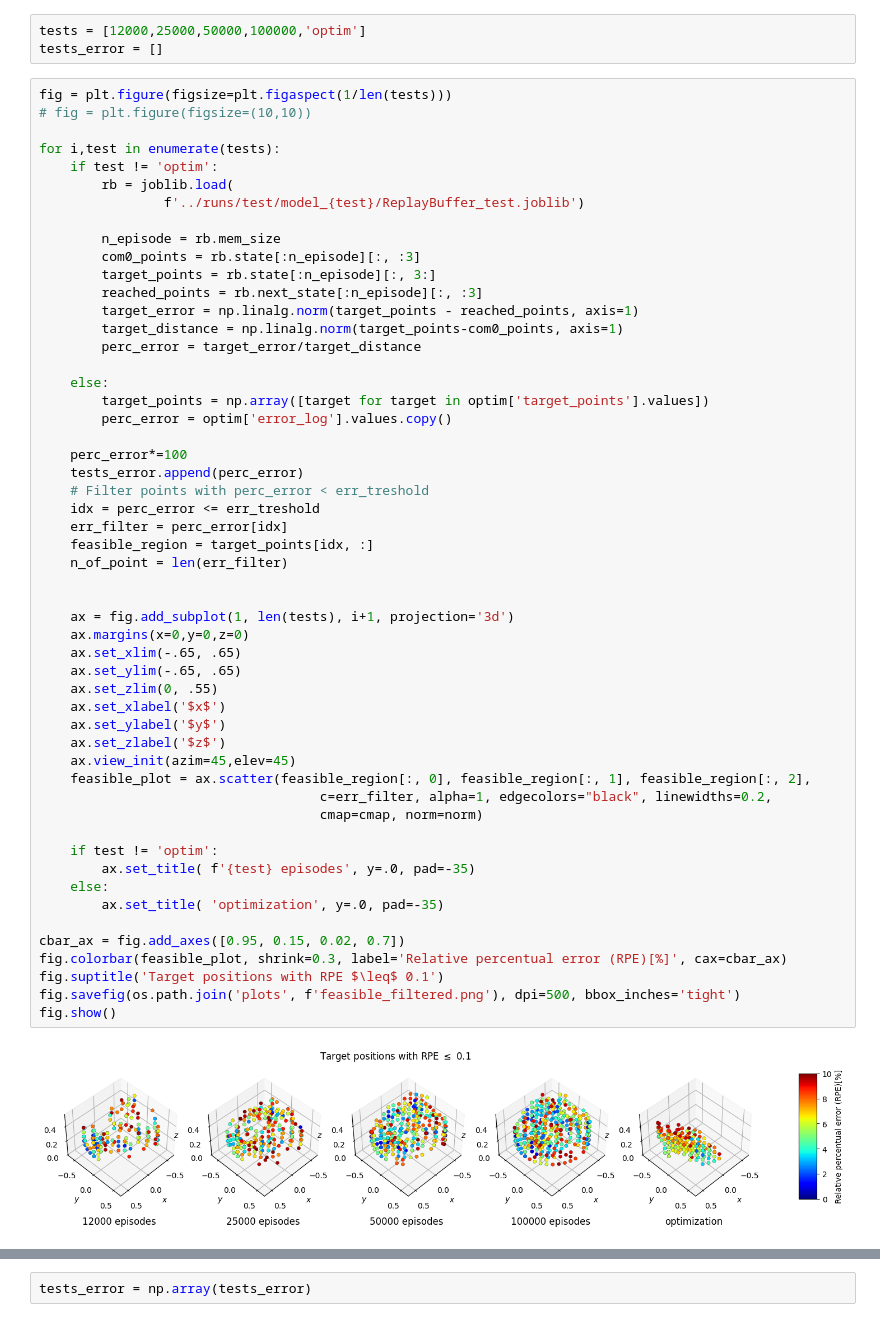
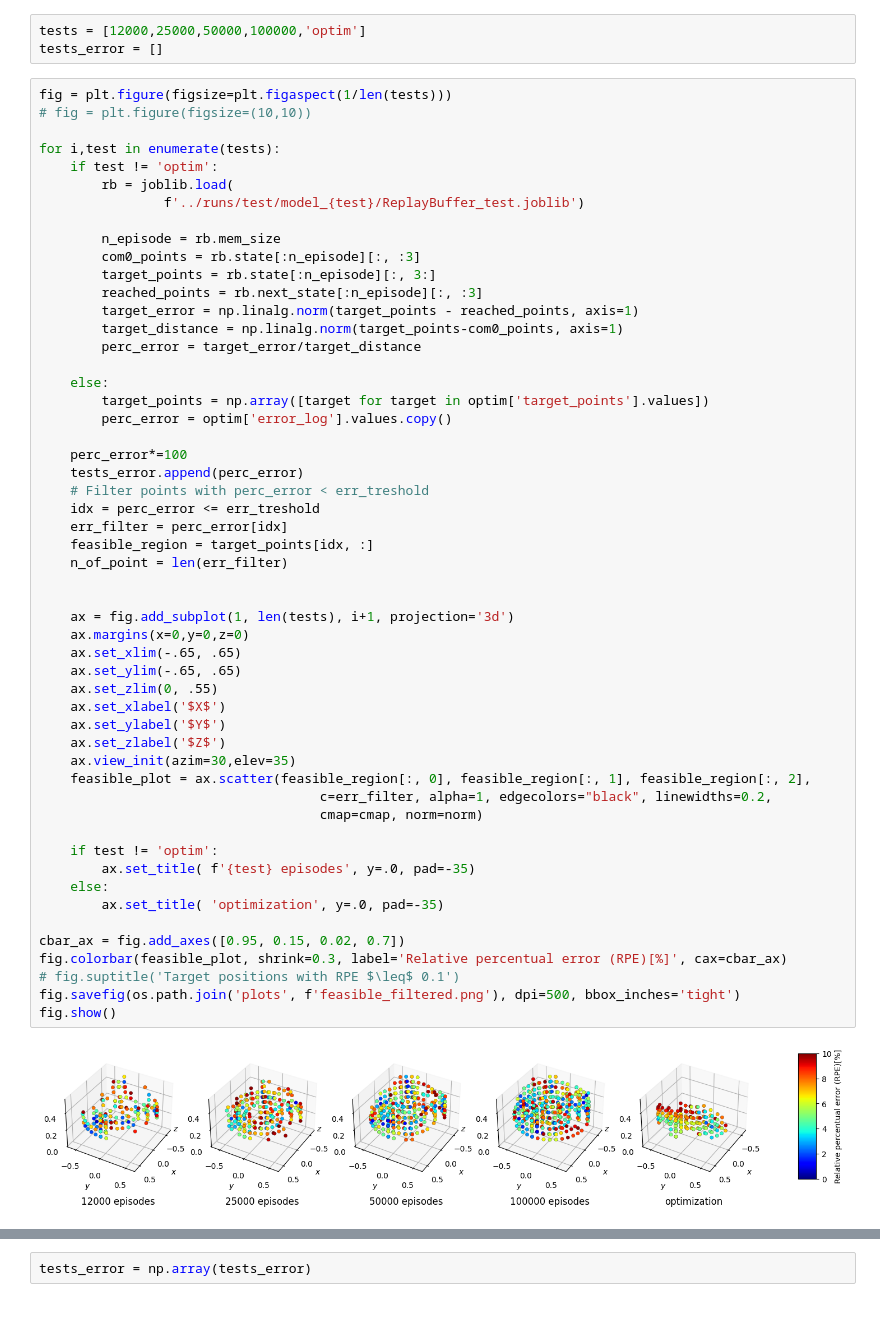
Before and after one commit to jprogrammer13/jumpleg_rl, a Jupyter notebook: utils/feasible_region.ipynb, the cells around one changed output, grey strips where cells are left out. Cells and saved outputs as stored; diff of their text form.

```diff
--- a/utils/feasible_region.ipynb
+++ b/utils/feasible_region.ipynb
@@ -52,36 +52,36 @@ for i,test in enumerate(tests):
         perc_error = optim['error_log'].values.copy()
 
     perc_error*=100
     tests_error.append(perc_error)
     # Filter points with perc_error < err_treshold
     idx = perc_error <= err_treshold
     err_filter = perc_error[idx]
     feasible_region = target_points[idx, :]
     n_of_point = len(err_filter)
 
 
     ax = fig.add_subplot(1, len(tests), i+1, projection='3d')
     ax.margins(x=0,y=0,z=0)
     ax.set_xlim(-.65, .65)
     ax.set_ylim(-.65, .65)
     ax.set_zlim(0, .55)
-    ax.set_xlabel('$x$')
-    ax.set_ylabel('$y$')
-    ax.set_zlabel('$z$')
-    ax.view_init(azim=45,elev=45)
+    ax.set_xlabel('$X$')
+    ax.set_ylabel('$Y$')
+    ax.set_zlabel('$Z$')
+    ax.view_init(azim=30,elev=35)
     feasible_plot = ax.scatter(feasible_region[:, 0], feasible_region[:, 1], feasible_region[:, 2],
                                     c=err_filter, alpha=1, edgecolors="black", linewidths=0.2,
                                     cmap=cmap, norm=norm)
 
     if test != 'optim':
         ax.set_title( f'{test} episodes', y=.0, pad=-35)
     else:
         ax.set_title( 'optimization', y=.0, pad=-35)
 
 cbar_ax = fig.add_axes([0.95, 0.15, 0.02, 0.7])
 fig.colorbar(feasible_plot, shrink=0.3, label='Relative percentual error (RPE)[%]', cax=cbar_ax)
-fig.suptitle('Target positions with RPE $\leq$ 0.1')
+# fig.suptitle('Target positions with RPE $\leq$ 0.1')
 fig.savefig(os.path.join('plots', f'feasible_filtered.png'), dpi=500, bbox_inches='tight')
 fig.show()
 # %% [output]
-[figure, old version]
+[figure, new version]
```
Also changed, not shown: parts of 5 cells of this notebook, 3 other files.
